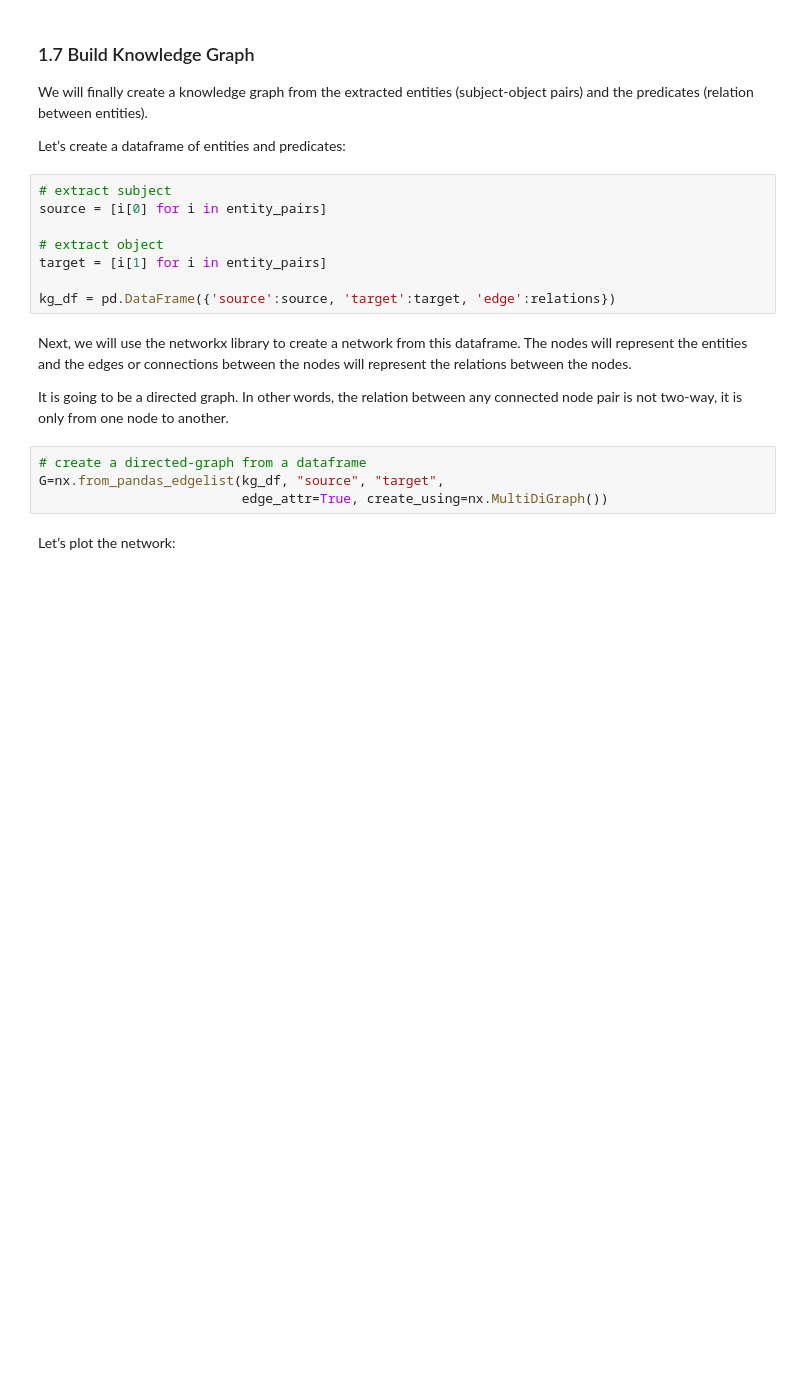
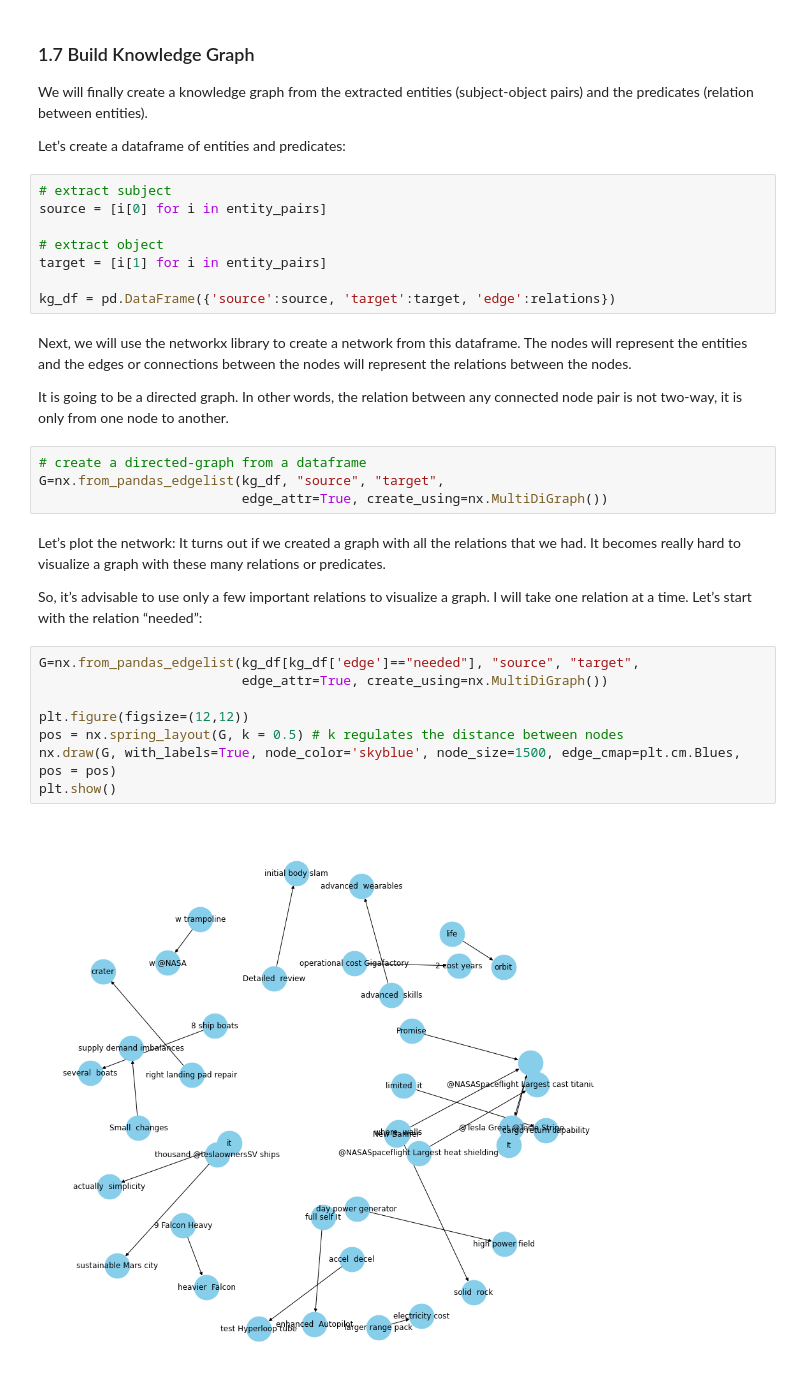
Before and after one commit to nicklin37/kg-via-dl, a Jupyter notebook: knowledge_graph/knowledge_graph.ipynb, the cells around one changed output. Saved outputs shown, nothing was run; the diff lists cells and outputs as text; blank space fills up the shorter version.

```diff
--- a/knowledge_graph/knowledge_graph.ipynb
+++ b/knowledge_graph/knowledge_graph.ipynb
@@ -411,5 +411,18 @@ It is going to be a directed graph. In other words, the relation between any con
 # create a directed-graph from a dataframe
 G=nx.from_pandas_edgelist(kg_df, "source", "target",
                           edge_attr=True, create_using=nx.MultiDiGraph())
-# %% [markdown]
-Let’s plot the network:
+# %% [markdown]
+Let’s plot the network:
+It turns out if we created a graph with all the relations that we had. It becomes really hard to visualize a graph with these many relations or predicates.
+
+So, it’s advisable to use only a few important relations to visualize a graph. I will take one relation at a time. Let’s start with the relation “needed”:
+# %%
+G=nx.from_pandas_edgelist(kg_df[kg_df['edge']=="needed"], "source", "target",
+                          edge_attr=True, create_using=nx.MultiDiGraph())
+
+plt.figure(figsize=(12,12))
+pos = nx.spring_layout(G, k = 0.5) # k regulates the distance between nodes
+nx.draw(G, with_labels=True, node_color='skyblue', node_size=1500, edge_cmap=plt.cm.Blues, pos = pos)
+plt.show()
+# %% [output]
+[figure, added]
```
Also changed, not shown: parts of 14 cells of this notebook, 2 other files.
